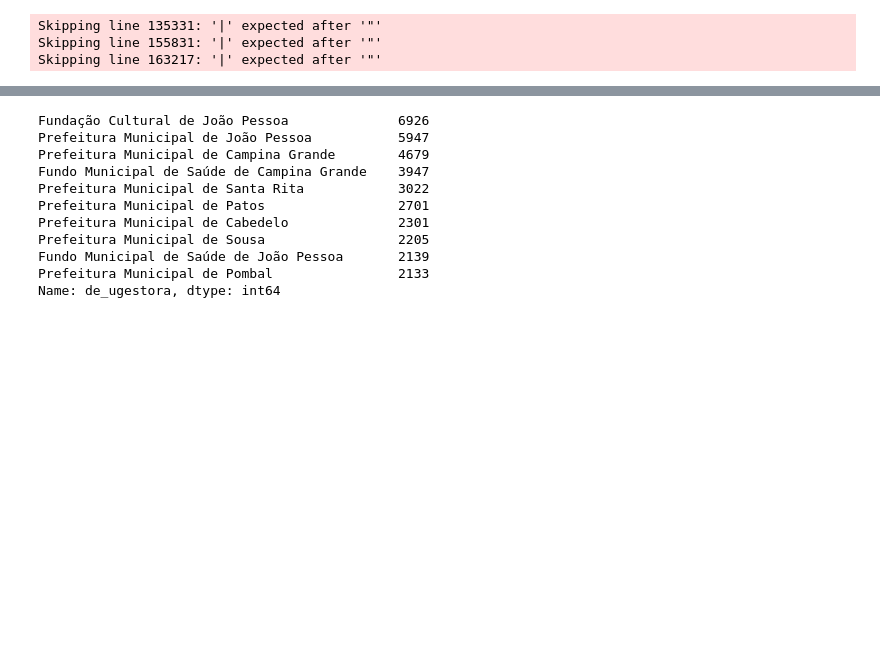
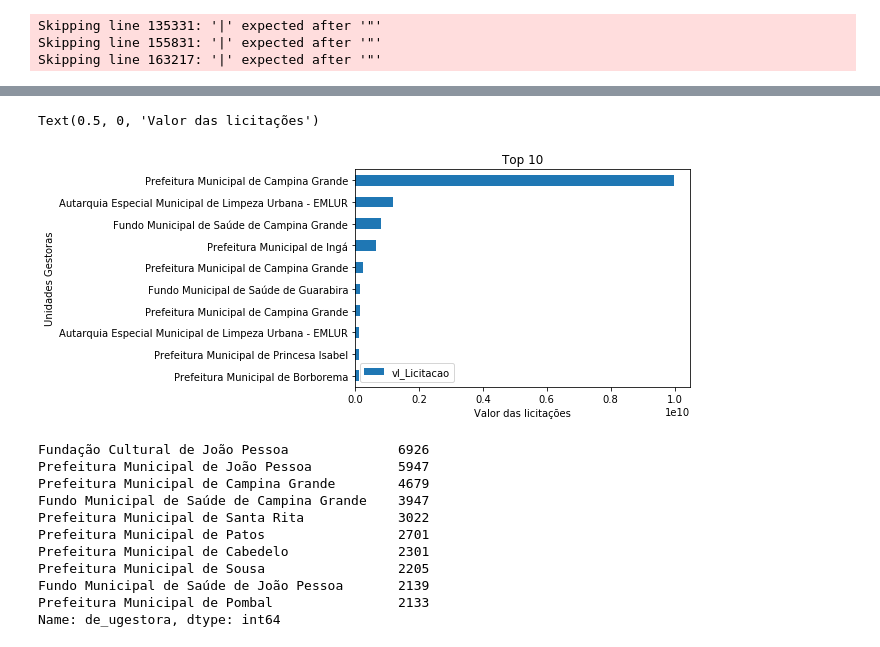
Before and after one commit to labdados/tec-cid, a Jupyter notebook: analise/notebooks/rankings unidades gestoras.ipynb, the cells around one changed output, grey strips where cells are left out. Saved outputs shown, nothing was run; the diff lists cells and outputs as text; code cells hidden in the pictures; blank space fills up the shorter version.

```diff
--- a/analise/notebooks/rankings unidades gestoras.ipynb
+++ b/analise/notebooks/rankings unidades gestoras.ipynb
@@ -47,3 +33,13 @@ lic
+# %%
+#Ranking das licitações de maior valor
+valor_licitacao = lic.nlargest(10, ['vl_Licitacao'])
+valor_licitacao.plot(kind='barh', x='de_ugestora', y='vl_Licitacao').invert_yaxis()
+plt.title("Top 10")
+plt.ylabel('Unidades Gestoras')
+plt.xlabel('Valor das licitações')
+# %% [output]
+Text(0.5, 0, 'Valor das licitações')
+[figure, added]
 # %%
 #Ranking das unidades gestoras por quantidade de licitações feitas
 lic['de_ugestora'].value_counts()[:10]
```
Also changed, not shown: parts of 7 cells of this notebook.
